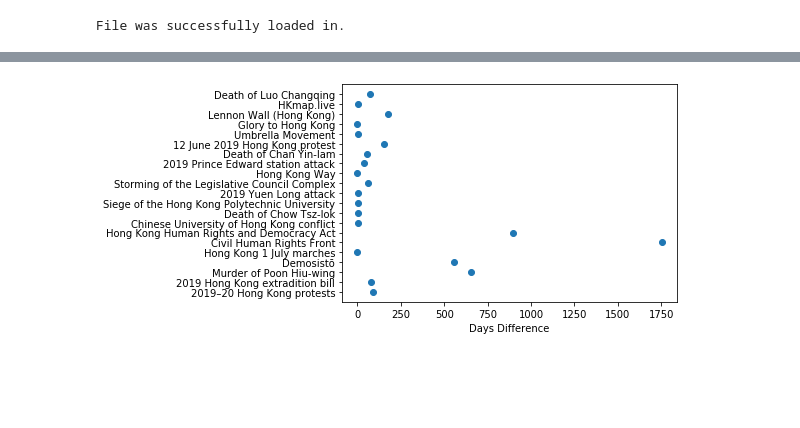
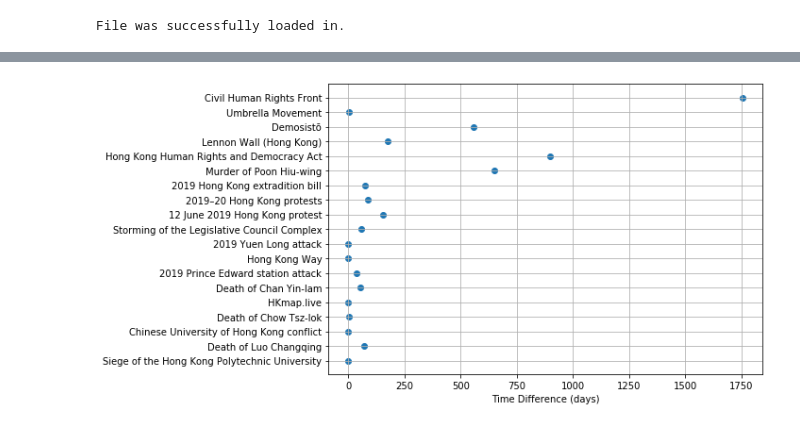
Before and after one commit to gadeuneo/wiki-comps-2020, a Jupyter notebook: time_diagram.ipynb, the cells around one changed output, grey strips where cells are left out. Saved outputs shown, nothing was run; the diff lists cells and outputs as text; code cells hidden in the pictures; blank space fills up the shorter version.

Commit message:
Cleaned up the diagram for day differences. Still needs to be worked on.

```diff
--- a/time_diagram.ipynb
+++ b/time_diagram.ipynb
@@ -30,7 +31,7 @@ File was successfully loaded in.
 # Add additional columns for the corrected/formatted dates.
 df['Start Date Formatted'] = 0
 df['Page Date Formatted'] = 0
-df['Time Difference'] = 0
+df['Time Difference'] = dt.timedelta(seconds=0)
 df['Days Difference'] = 0
 
 for i, row in df.iterrows():
@@ -73,0 +78,9 @@ The row below has a page created before the event!
+# %%
+# Remove time differences above zero.
+df_without_errors = df[df['Time Difference'] > dt.timedelta(seconds=0)]
+# df_without_errors = df[df['Days Difference'] < 10]
+
+# Sort the events from top being the earliest, to bottom being the latest.
+df_without_errors = df_without_errors.sort_values(by=['Start Date Formatted'], ascending=False)
+
+print(df_without_errors[['Titles', 'Time Difference', 'Start Date Formatted']])
@@ -74,12 +105,24 @@ The row below has a page created before the event!
 # %%
-x = df['Days Difference'].tolist()
-y = df['Titles'].tolist()
+x = df_without_errors['Days Difference'].tolist()
+y = df_without_errors['Titles'].tolist()
 
+# xlabels = [1, 2, 7, 30, 60, 90, 365, 1825]
 
 plt.scatter(x, y)
-plt.xlabel("Days Difference")
+
+plt.xlabel("Time Difference (days)")
+
+plt.rcParams["figure.figsize"] = (10, 5)
+
+# plt.xticks(xlabels)
+
 # TODO: fix log scale
 # plt.xscale("log")
+
+plt.grid(True)
+
+plt.tight_layout()
+plt.savefig("day_difference_figure.png", dpi=300)
 plt.show()
 # %% [output]
-[figure, old version]
+[figure, new version]
```
Also changed, not shown: parts of 4 cells of this notebook, 1 other file.
